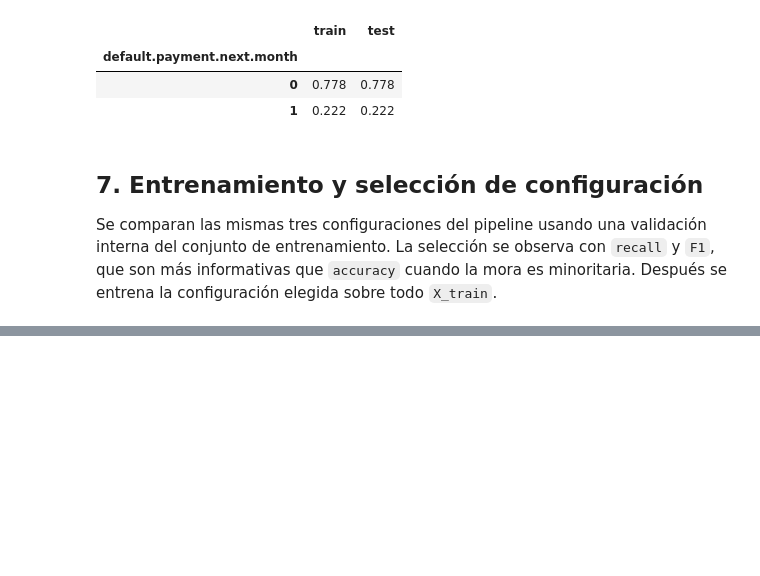
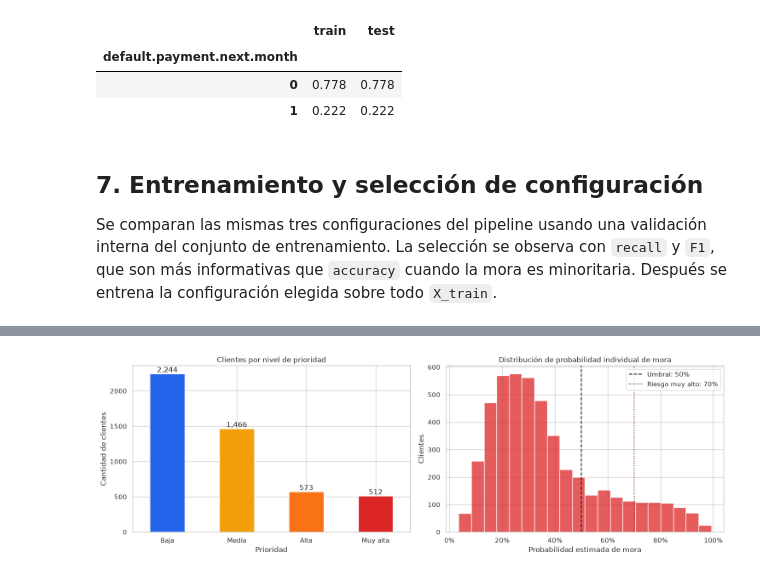
Before and after one commit to nickend12/ml-riesgo-credito, a Jupyter notebook: jupyter/01_exploracion.ipynb, the cells around one changed output, grey strips where cells are left out. Drawn from its saved outputs; the diff is of its cells as text; code cells hidden in the pictures; blank space fills up the shorter version.

```diff
--- a/jupyter/01_exploracion.ipynb
+++ b/jupyter/01_exploracion.ipynb
@@ -650,0 +765,37 @@ plt.show()
+# %%
+priority_order = ['Baja', 'Media', 'Alta', 'Muy alta']
+priority_counts = (
+    clientes_priorizados['prioridad']
+    .value_counts()
+    .reindex(priority_order, fill_value=0)
+)
+priority_colors = ['#2563eb', '#f59e0b', '#f97316', '#dc2626']
+
+fig, axes = plt.subplots(1, 2, figsize=(15, 5))
+priority_counts.plot(kind='bar', ax=axes[0], color=priority_colors)
+axes[0].set_title('Clientes por nivel de prioridad')
+axes[0].set_xlabel('Prioridad')
+axes[0].set_ylabel('Cantidad de clientes')
+axes[0].tick_params(axis='x', rotation=0)
+for position, value in enumerate(priority_counts):
+    axes[0].text(position, value + max(priority_counts.max() * 0.01, 1), f'{value:,}', ha='center')
+
+sns.histplot(
+    data=clientes_priorizados,
+    x='probabilidad_mora',
+    bins=20,
+    color='#dc2626',
+    alpha=0.75,
+    ax=axes[1],
+)
+axes[1].axvline(umbral_alerta, color='#111827', linestyle='--', label=f'Umbral: {umbral_alerta:.0%}')
+axes[1].axvline(0.70, color='#7f1d1d', linestyle=':', label='Riesgo muy alto: 70%')
+axes[1].set_title('Distribución de probabilidad individual de mora')
+axes[1].set_xlabel('Probabilidad estimada de mora')
+axes[1].set_ylabel('Clientes')
+axes[1].xaxis.set_major_formatter(plt.FuncFormatter(lambda value, _: f'{value:.0%}'))
+axes[1].legend()
+plt.tight_layout()
+plt.show()
+# %% [output]
+[figure, added]
```
Also changed, not shown: parts of 41 cells of this notebook, 5 other files.
